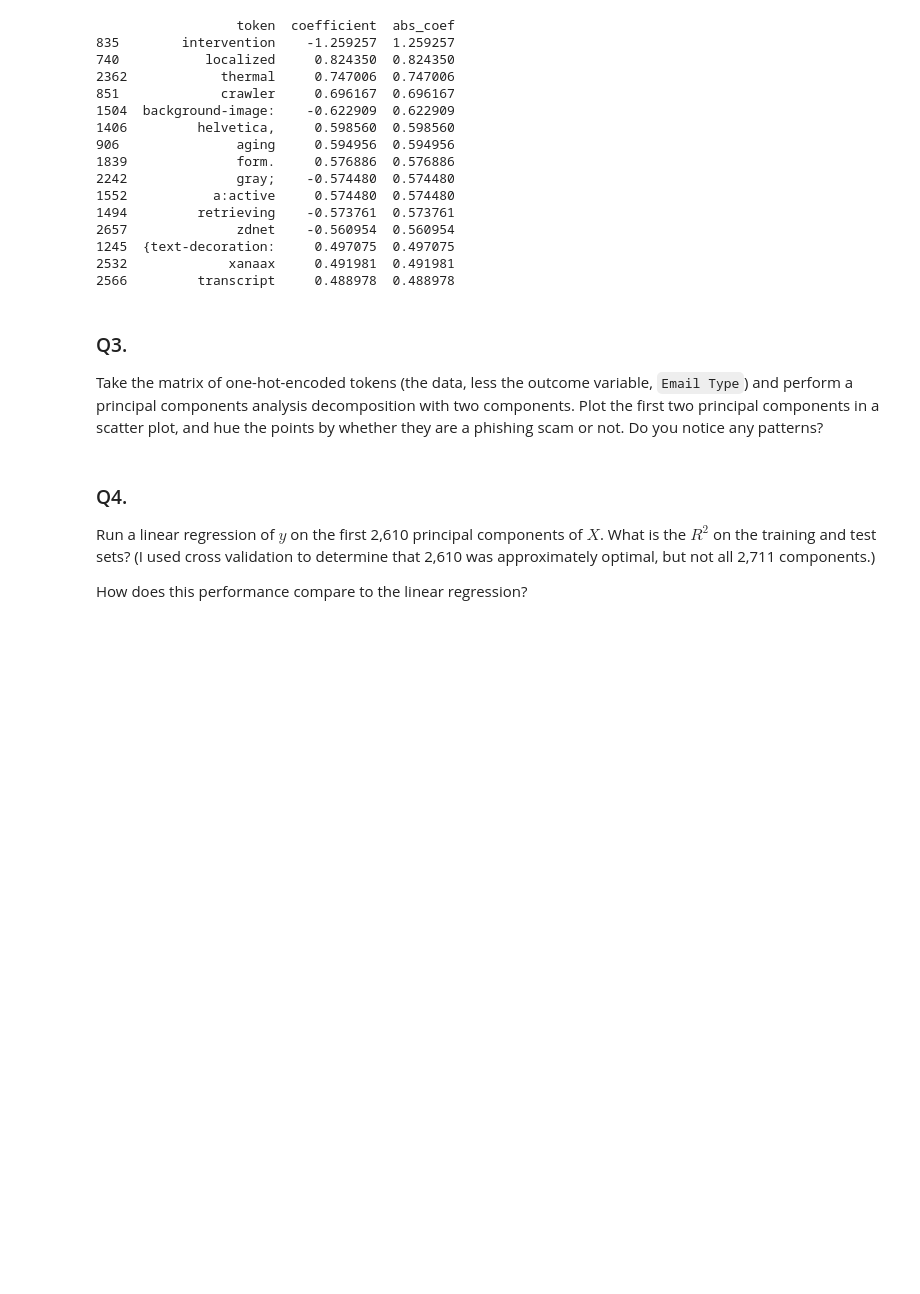
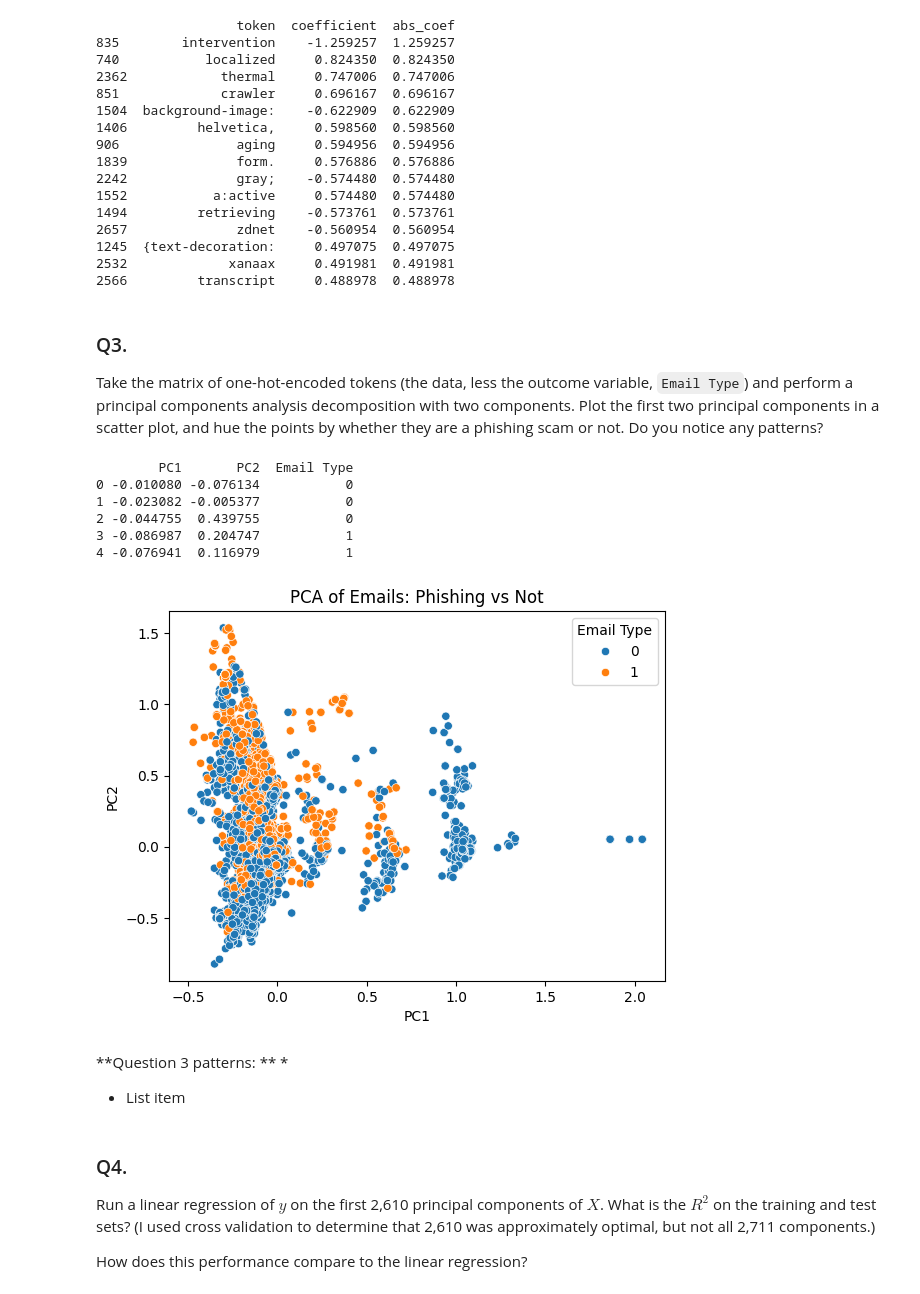
Before and after one commit to nladocsi/pca_assignment, a Jupyter notebook: pca_assignment.ipynb, the cells around one changed output. Saved outputs shown, nothing was run; the diff lists cells and outputs as text; code cells hidden in the pictures; blank space fills up the shorter version.

```diff
--- a/pca_assignment.ipynb
+++ b/pca_assignment.ipynb
@@ -118,3 +117,29 @@ from sklearn.decomposition import PCA
+# %%
+from sklearn.decomposition import PCA
+pca = PCA(n_components = 2)
+pca = pca.fit(X)
+X_pca = pca.transform(X)
+
+X_pca_df = pd.DataFrame(X_pca, columns=['PC1', 'PC2'])
+X_pca_df['Email Type'] = y.values
+print(X_pca_df.head())
+# %% [output]
+        PC1       PC2  Email Type
+0 -0.010080 -0.076134           0
+1 -0.023082 -0.005377           0
+2 -0.044755  0.439755           0
+3 -0.086987  0.204747           1
+4 -0.076941  0.116979           1
+# %%
+sns.scatterplot(data=X_pca_df,x='PC1', y='PC2',hue='Email Type')
+plt.title('PCA of Emails: Phishing vs Not')
+plt.show()
+# %% [output]
+[figure, added]
+# %% [markdown]
+**Question 3 patterns: **
+*
+*   List item
 # %% [markdown]
 ### Q4.
 
```
Also changed, not shown: parts of 2 cells of this notebook.
